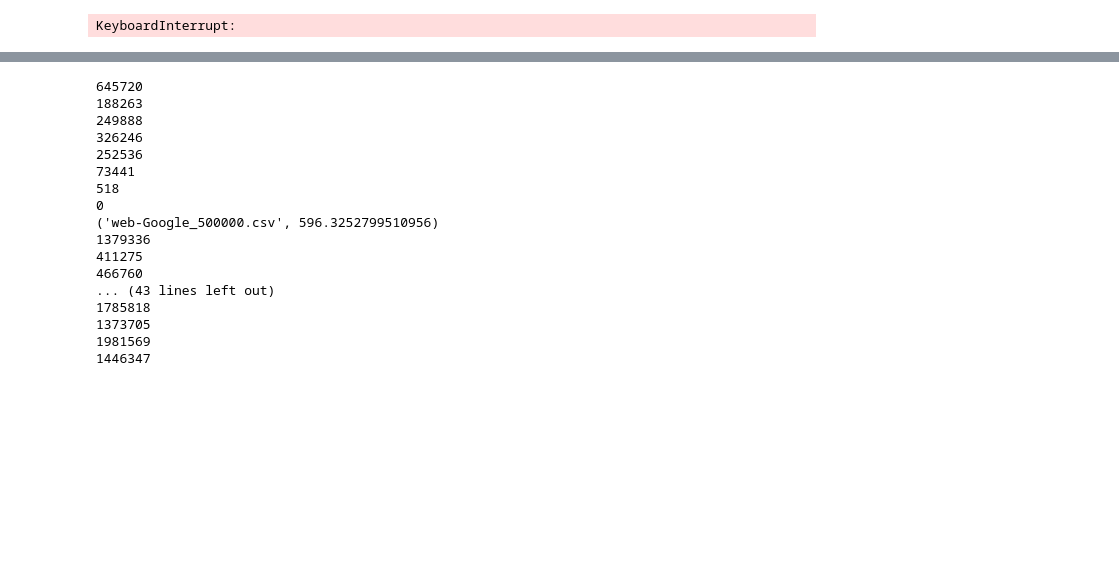
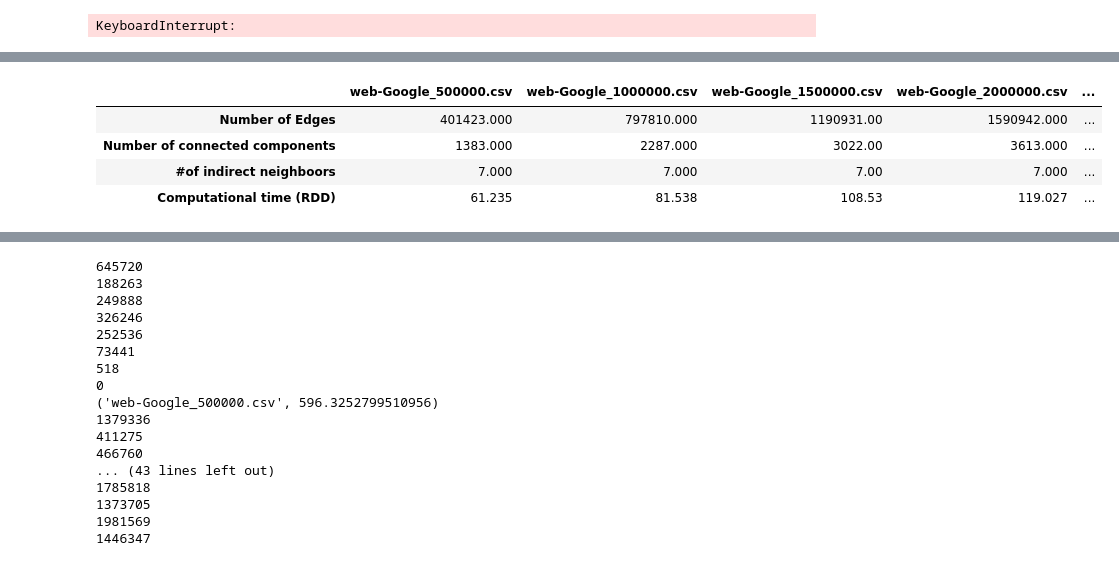
Before and after one commit to HippolyteGuigon/Database-Management-Project, a Jupyter notebook: Version propre/Version propre.ipynb, the cells around one changed output, grey strips where cells are left out. Drawn from its saved outputs; the diff is of its cells as text; code cells hidden in the pictures; blank space fills up the shorter version.

```diff
--- a/Version propre/Version propre.ipynb
+++ b/Version propre/Version propre.ipynb
@@ -275,0 +408,14 @@ print(end-begin)
+# %%
+#Create DataFrame to store size of graph, and computation time
+res_DF = pd.DataFrame(index=["Number of Edges",'Number of connected components',"#of indirect neighboors", "Computational time (RDD)"])
+
+for file in names:
+    rdd = spark.read.format("csv").option("inferSchema", "true")\
+                                        .option("delimiter", ',')\
+                                        .option("header", 'true')\
+                                        .load(file).toDF("To","From").cache()
+
+    t, size, num_of_groups,counter,  df = get_groups_df(rdd)
+    res_DF.loc[:, file] = (round(size), round(num_of_groups),counter,  round(t,3))
+res_DF = res_DF.sort_values('Num of Edges',axis=1)
+res_DF
@@ -275,0 +444,22 @@ print(end-begin)
+# %%
+#Create DataFrame to store size of graph, and computation time
+names = ["web-Google_500000.csv", "web-Google_1000000.csv", "web-Google_1500000.csv", "web-Google_2000000.csv", "web-Google_2500000.csv", "web-Google_3000000.csv", "web-Google_3500000.csv", "web-Google_4000000.csv", "web-Google_total.csv"]
+
+res_RDD = pd.DataFrame(index=["Number of Edges",'Number of connected components',"#of indirect neighboors", "Computational time (RDD)"])
+
+for file in names:
+    rdd = sc.textFile(file)\
+                    .map(lambda line: line.split(',')) \
+                    .filter(lambda line: len(line)>1) \
+                        .map(lambda line: (line[0],line[1]))
+
+    t, size, num_of_groups,counter,  df = get_groups_rdd(rdd)
+    res_RDD.loc[:, file] = (round(size), round(num_of_groups),counter,  round(t,3))
+res_RDD = res_RDD.sort_values('Number of Edges',axis=1)
+res_RDD
+# %% [output]
+|  | web-Google_500000.csv | web-Google_1000000.csv | web-Google_1500000.csv | web-Google_2000000.csv | ... |
+| Number of Edges | 401423.000 | 797810.000 | 1190931.00 | 1590942.000 | ... |
+| Number of connected components | 1383.000 | 2287.000 | 3022.00 | 3613.000 | ... |
+| #of indirect neighboors | 7.000 | 7.000 | 7.00 | 7.000 | ... |
+| Computational time (RDD) | 61.235 | 81.538 | 108.53 | 119.027 | ... |
```
Also changed, not shown: parts of 13 cells of this notebook, 3 other files.
